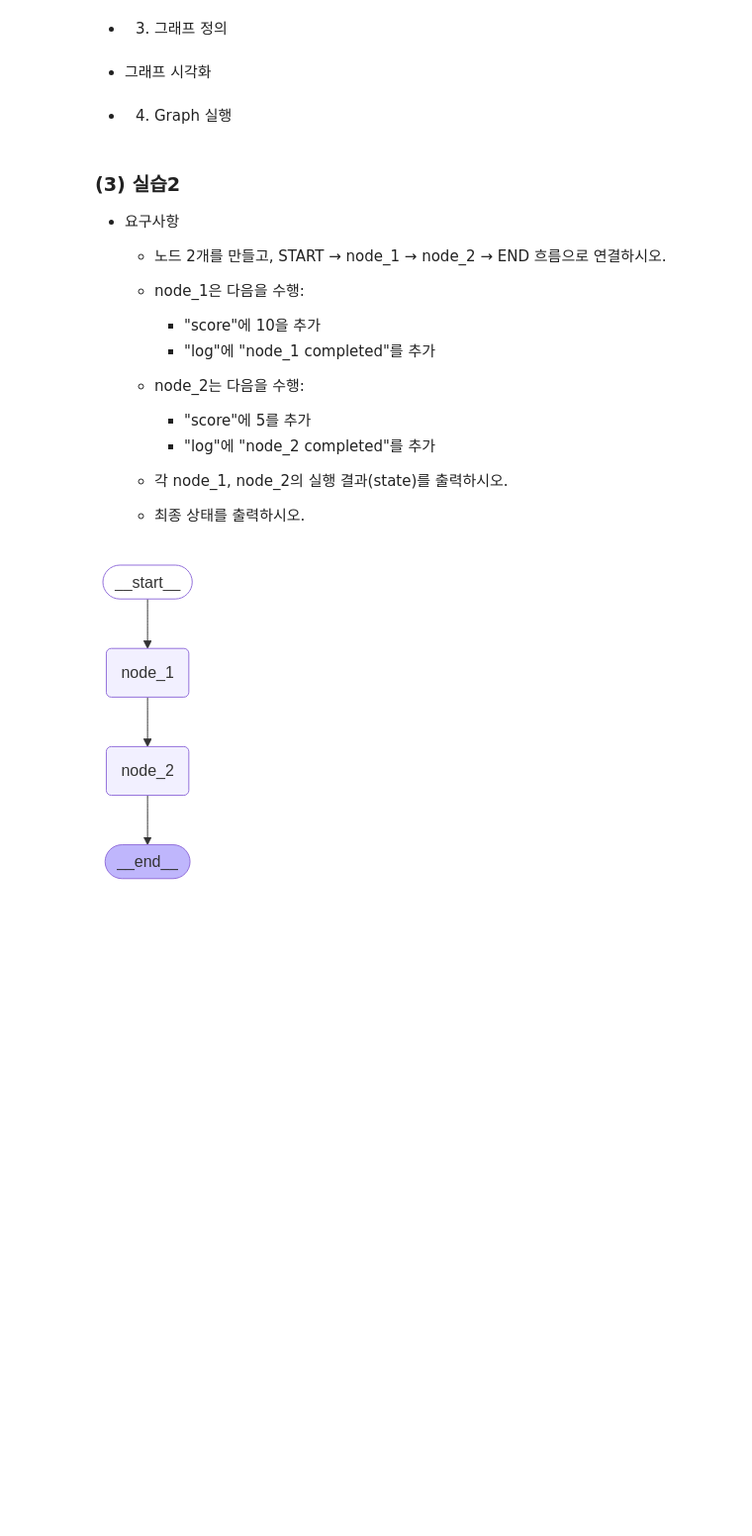
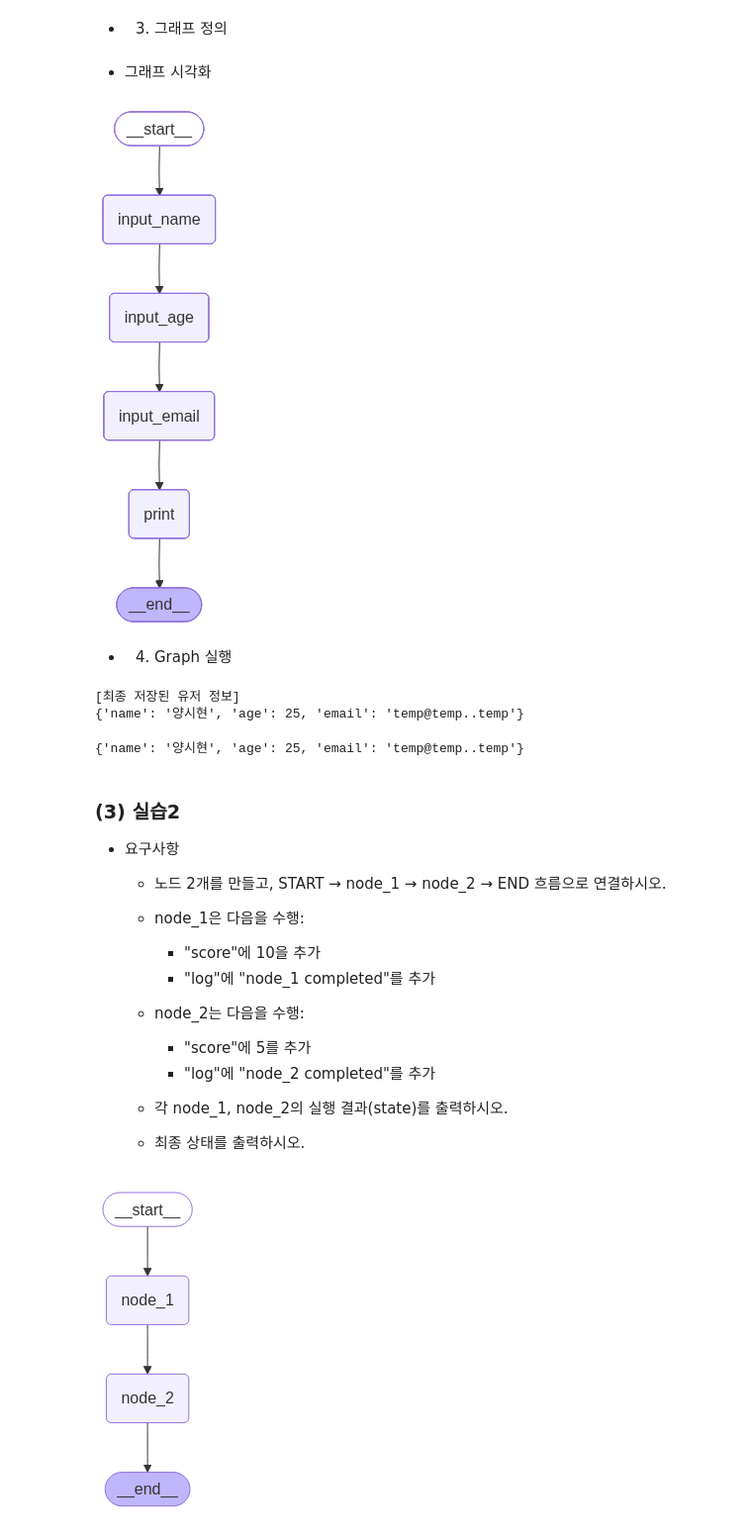
Before and after one commit to Sihyeon0123/AIVLE_School, a Jupyter notebook: (5~6주차) RAG기반 Agen모델 만들기/4.1. AI Agent 이해와 주요 구성요소.ipynb, the cells around one changed output. Shown at 99% size. Saved outputs shown, nothing was run; the diff lists cells and outputs as text; code cells hidden in the pictures; blank space fills up the shorter version.

```diff
--- a/(5~6주차) RAG기반 Agen모델 만들기/4.1. AI Agent 이해와 주요 구성요소.ipynb
+++ b/(5~6주차) RAG기반 Agen모델 만들기/4.1. AI Agent 이해와 주요 구성요소.ipynb
@@ -320,14 +431,67 @@ print("\n 최종 결과 상태:", result)
 ![image.png](embedded-picture-1)
 # %% [markdown]
 * 1) State 정의
+# %%
+class State(TypedDict):
+    name: str
+    age: int
+    email: str
 # %% [markdown]
 * 2) Node 정의
+# %%
+def name(state: State):
+    return {"name": state["name"]}
+
+def age(state: State):
+    return {"age": state["age"]}
+
+def email(state: State):
+    return {"email": state["email"]}
+
+def show(state: State):
+    print("\n[최종 저장된 유저 정보]")
+    print(state)
+    return None
 # %% [markdown]
 * 3) 그래프 정의
+# %%
+# 그래프 구성
+builder = StateGraph(State)
+builder.add_node("input_name", name)
+builder.add_node("input_age", age)
+builder.add_node("input_email", email)
+builder.add_node("print", show)
+
+builder.add_edge(START, "input_name")
+builder.add_edge("input_name", "input_age")
+builder.add_edge("input_age", "input_email")
+builder.add_edge("input_email", "print")
+builder.add_edge("print", END)
+
+graph = builder.compile()
 # %% [markdown]
 * 그래프 시각화
+# %%
+graph
+# %% [output]
+[figure, added]
 # %% [markdown]
 * 4) Graph 실행
+# %%
+user_name = input("이름: ")
+user_age = int(input("나이: "))
+user_email = input("이메일: ")
+initial_state = {
+    "name": user_name,
+    "age": user_age,
+    "email": user_email
+}
+
+graph.invoke(initial_state)
+# %% [output]
+[최종 저장된 유저 정보]
+{'name': '양시현', 'age': 25, 'email': 'temp@temp..temp'}
+{'name': '양시현', 'age': 25, 'email': 'temp@temp..temp'}
 # %% [markdown]
 ### (3) 실습2
 
```
Also changed, not shown: parts of 46 cells of this notebook, 1 other file.
